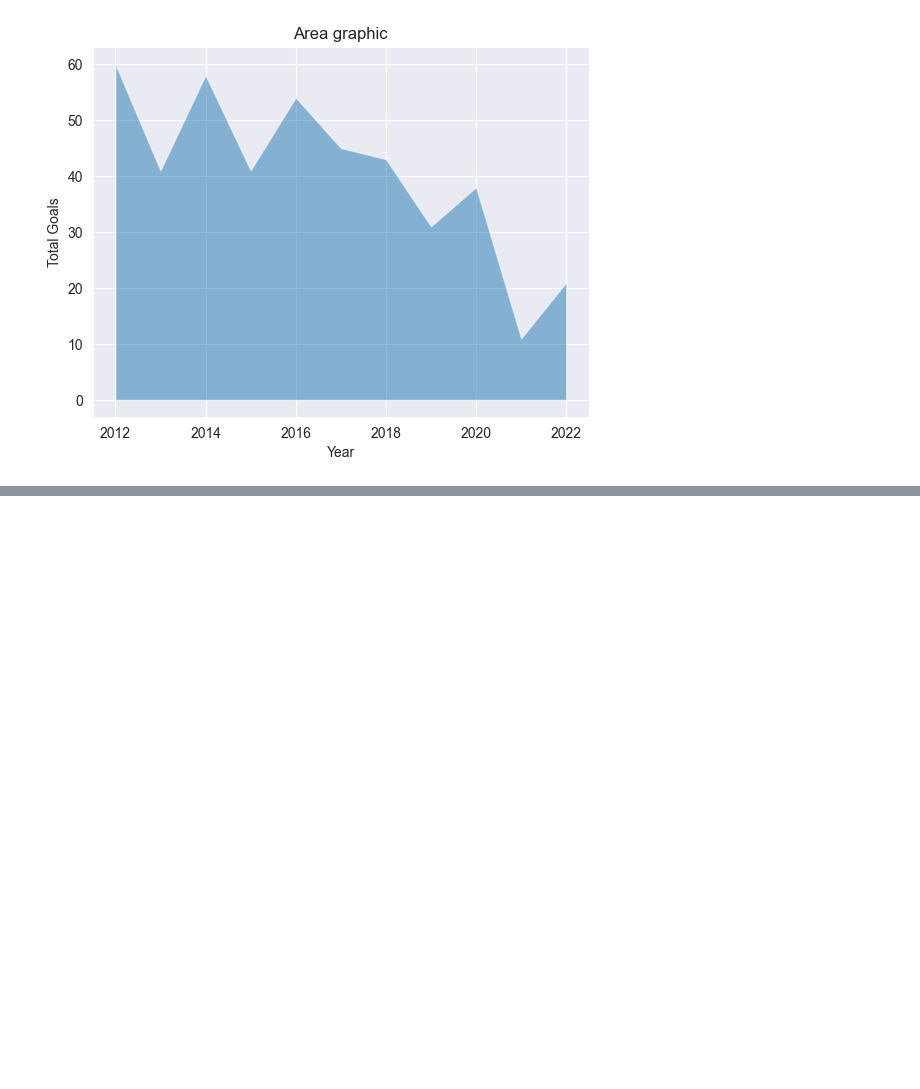
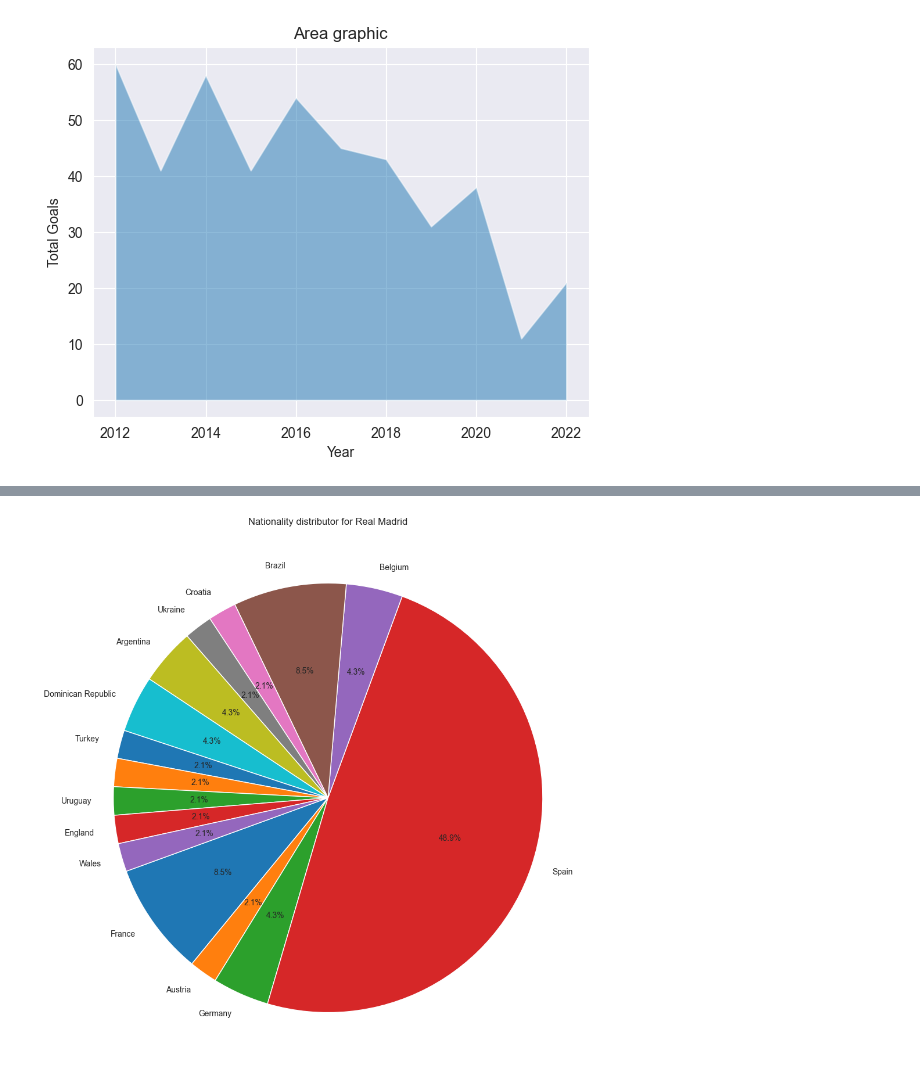
Before and after one commit to JavierBlancoGonzalez/Erasmus-IUM-6--Data_Analytics, a Jupyter notebook: Data_Analytic.ipynb, the cells around one changed output, grey strips where cells are left out. Saved outputs shown, nothing was run; the diff lists cells and outputs as text; code cells hidden in the pictures; blank space fills up the shorter version.

Commit message:
eight graphic

```diff
--- a/Data_Analytic.ipynb
+++ b/Data_Analytic.ipynb
@@ -711,0 +716,11 @@ drawFillPlot(goals_years)
+# %%
+def PlayersInTeam(db, team):
+    try:
+        collection = db["players"]
+        query = {"current_club_name": team}
+        players = list(collection.find(query))
+        results = [{"nationality": item.get("country_of_citizenship")} for item in players]
+        return results
+    except Exception as e:
+            print(f"Retrieval of Players failed: {e}")
+            return []
@@ -711,0 +729,18 @@ drawFillPlot(goals_years)
+# %%
+def graphTeamNationality(data, team):
+
+    nationality_frequency = {}
+    for item in data:
+        nationality = item['nationality']
+        nationality_frequency[nationality] = nationality_frequency.get(nationality, 0) + 1
+
+    labels = nationality_frequency.keys()
+    sizes = nationality_frequency.values()
+
+    plt.figure(figsize=(12, 12))
+    plt.pie(sizes, labels=labels, autopct='%1.1f%%', startangle=200)
+    plt.title(f'Nationality distributor for {team}')
+    plt.show()
+# %%
+nationality_players = PlayersInTeam(db,"Real Madrid")
+nationality_players
@@ -711,0 +765,4 @@ drawFillPlot(goals_years)
+# %%
+graphTeamNationality(nationality_players, "Real Madrid")
+# %% [output]
+[figure, added]
```
Also changed, not shown: parts of 4 cells of this notebook.
